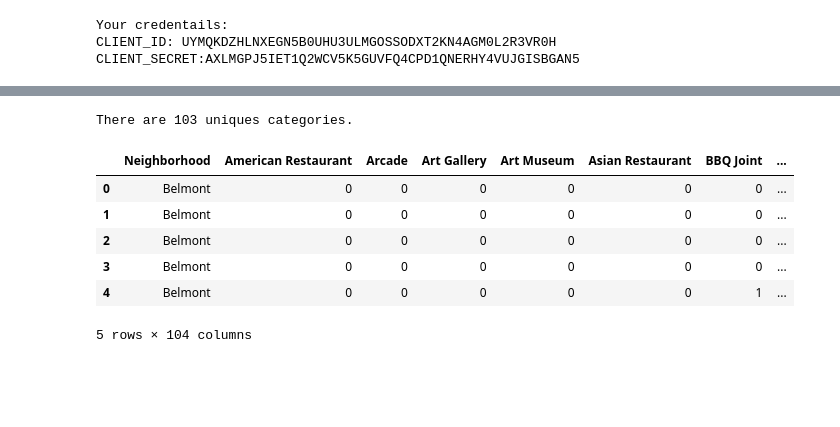
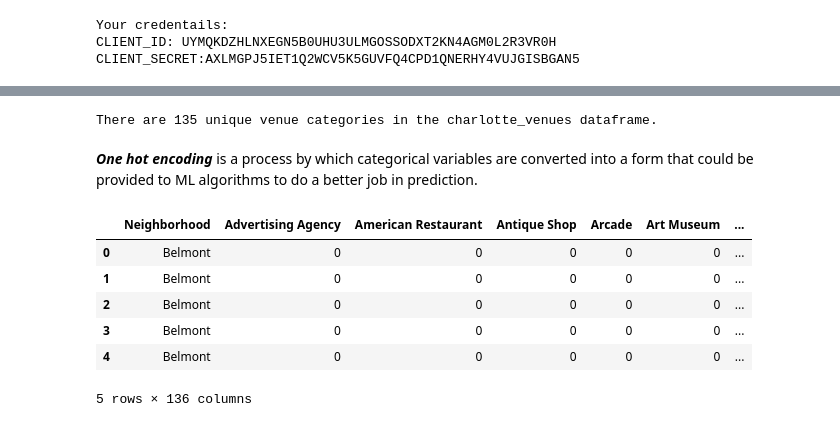
Before and after one commit to keyottabarber/Coursera_Capstone, a Jupyter notebook: Capstone Project Notebook.ipynb, the cells around one changed output, grey strips where cells are left out. Drawn from its saved outputs; the diff is of its cells as text; code cells hidden in the pictures; blank space fills up the shorter version.

```diff
--- a/Capstone Project Notebook.ipynb
+++ b/Capstone Project Notebook.ipynb
@@ -221,3 +229,0 @@ url # display URL
-# %%
-results = requests.get(url).json()
-results
@@ -254,16 +229,0 @@ def get_category_type(row):
-# %%
-venues = results['response']['groups'][0]['items']
-
-nearby_venues = json_normalize(venues) # flatten JSON
-
-# filter columns
-filtered_columns = ['venue.name', 'venue.categories', 'venue.location.lat', 'venue.location.lng']
-nearby_venues =nearby_venues.loc[:, filtered_columns]
-
-# filter the category for each row
-nearby_venues['venue.categories'] = nearby_venues.apply(get_category_type, axis=1)
-
-# clean columns
-nearby_venues.columns = [col.split(".")[-1] for col in nearby_venues.columns]
-
-nearby_venues.head()
@@ -277,5 +234,5 @@ nearby_venues.head()
 # %%
-def getNearbyVenues(names, latitudes, longitudes, radius=5000):
+def getNearbyVenues(names, latitudes, longitudes, radius=500):
 
     venues_list=[]
     for name, lat, lng in zip(names, latitudes, longitudes):
@@ -317,5 +276,5 @@ def getNearbyVenues(names, latitudes, longitudes, radius=5000):
 # %%
-southcharlotte_venues = getNearbyVenues(names=df_data_3['Neighborhood'],
+charlotte_venues = getNearbyVenues(names=df_data_3['Neighborhood'],
                                    latitudes=df_data_3['Latitude'],
                                    longitudes=df_data_3['Longitude']
                                   )
@@ -376,27 +344,29 @@ southcharlotte_venues.groupby('Neighborhood').count()
 # %%
-print('There are {} uniques categories.'.format(len(southcharlotte_venues['Venue Category'].unique())))
+print('There are {} unique venue categories in the charlotte_venues dataframe.'.format(len(charlotte_venues['Venue Category'].unique())))
 # %% [output]
-There are 103 uniques categories.
+There are 135 unique venue categories in the charlotte_venues dataframe.
+# %% [markdown]
+**_One hot encoding_** is a process by which categorical variables are converted into a form that could be provided to ML algorithms to do a better job in prediction.
 # %%
 # one hot encoding
-charlotte_onehot = pd.get_dummies(southcharlotte_venues[['Venue Category']], prefix="", prefix_sep="")
+charlotte_onehot = pd.get_dummies(charlotte_venues[['Venue Category']], prefix="", prefix_sep="")
 
 # add neighborhood column back to dataframe
-charlotte_onehot['Neighborhood'] = southcharlotte_venues['Neighborhood']
+charlotte_onehot['Neighborhood'] = charlotte_venues['Neighborhood']
 
 # move neighborhood column to the first column
 fixed_columns = [charlotte_onehot.columns[-1]] + list(charlotte_onehot.columns[:-1])
 charlotte_onehot = charlotte_onehot[fixed_columns]
 
 charlotte_onehot.head()
 # %% [output]
-|  | Neighborhood | American Restaurant | Arcade | Art Gallery | Art Museum | Asian Restaurant | BBQ Joint | ... |
-| 0 | Belmont | 0 | 0 | 0 | 0 | 0 | 0 | ... |
-| 1 | Belmont | 0 | 0 | 0 | 0 | 0 | 0 | ... |
-| 2 | Belmont | 0 | 0 | 0 | 0 | 0 | 0 | ... |
-| 3 | Belmont | 0 | 0 | 0 | 0 | 0 | 0 | ... |
-| 4 | Belmont | 0 | 0 | 0 | 0 | 0 | 1 | ... |
+|  | Neighborhood | Advertising Agency | American Restaurant | Antique Shop | Arcade | Art Museum | ... |
+| 0 | Belmont | 0 | 0 | 0 | 0 | 0 | ... |
+| 1 | Belmont | 0 | 0 | 0 | 0 | 0 | ... |
+| 2 | Belmont | 0 | 0 | 0 | 0 | 0 | ... |
+| 3 | Belmont | 0 | 0 | 0 | 0 | 0 | ... |
+| 4 | Belmont | 0 | 0 | 0 | 0 | 0 | ... |
-5 rows × 104 columns
+5 rows × 136 columns
 # %%
 charlotte_onehot.shape
 # %% [output]
```
Also changed, not shown: parts of 55 cells of this notebook.
